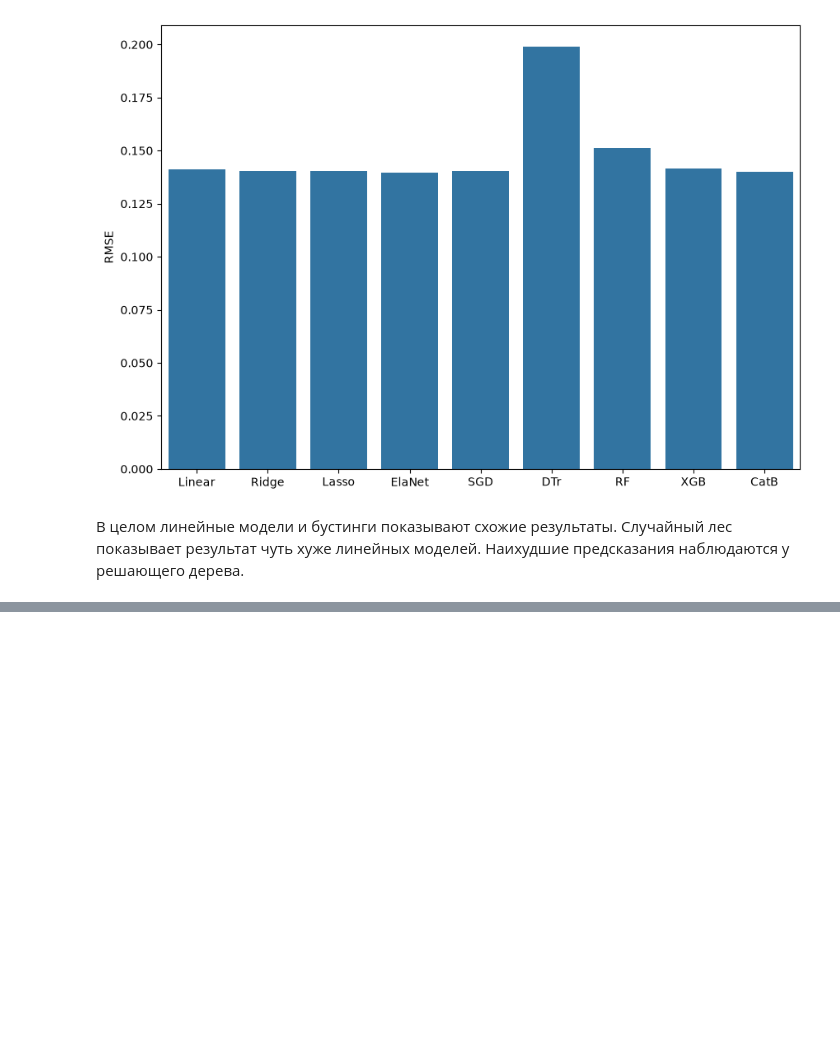
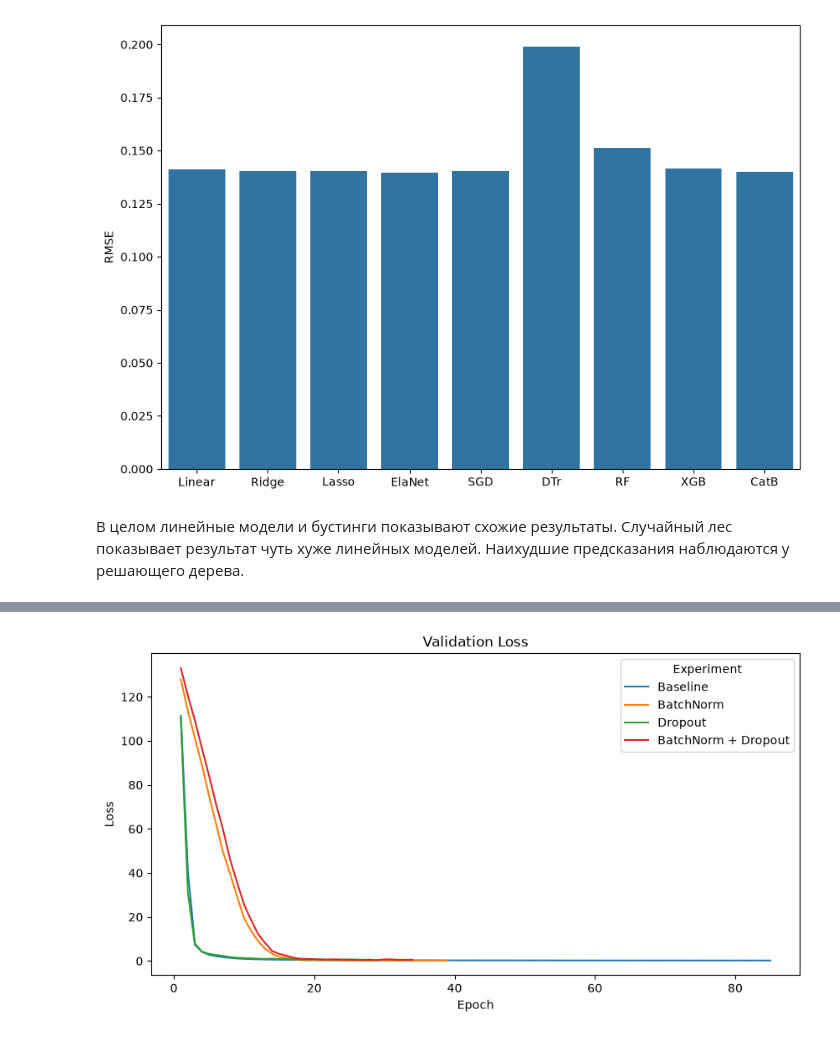
Before and after one commit to EgorFalaleev/kaggle-house-prices, a Jupyter notebook: notebooks/02_models.ipynb, the cells around one changed output, grey strips where cells are left out. Cells and saved outputs as stored; diff of their text form; code cells hidden in the pictures; blank space fills up the shorter version.

```diff
--- a/notebooks/02_models.ipynb
+++ b/notebooks/02_models.ipynb
@@ -249,0 +396,16 @@ plt.show()
+# %%
+plt.figure(figsize=(10, 5))
+
+sns.lineplot(
+    data=history_df,
+    x='epoch',
+    y='val_loss',
+    hue='Experiment'
+)
+
+plt.title('Validation Loss')
+plt.xlabel('Epoch')
+plt.ylabel('Loss')
+plt.show()
+# %% [output]
+[figure, added]
```
Also changed, not shown: parts of 9 cells of this notebook, 3 other files.
